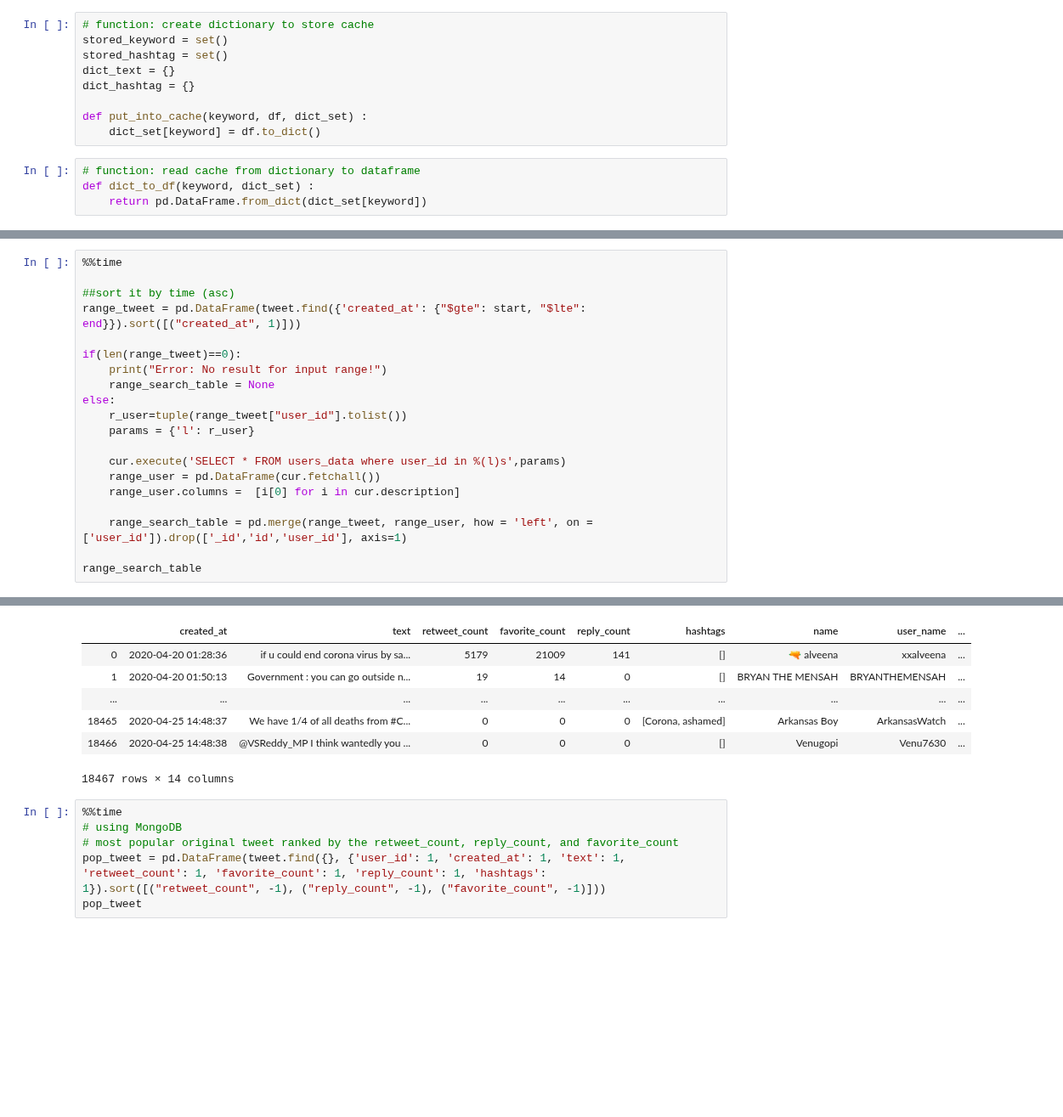
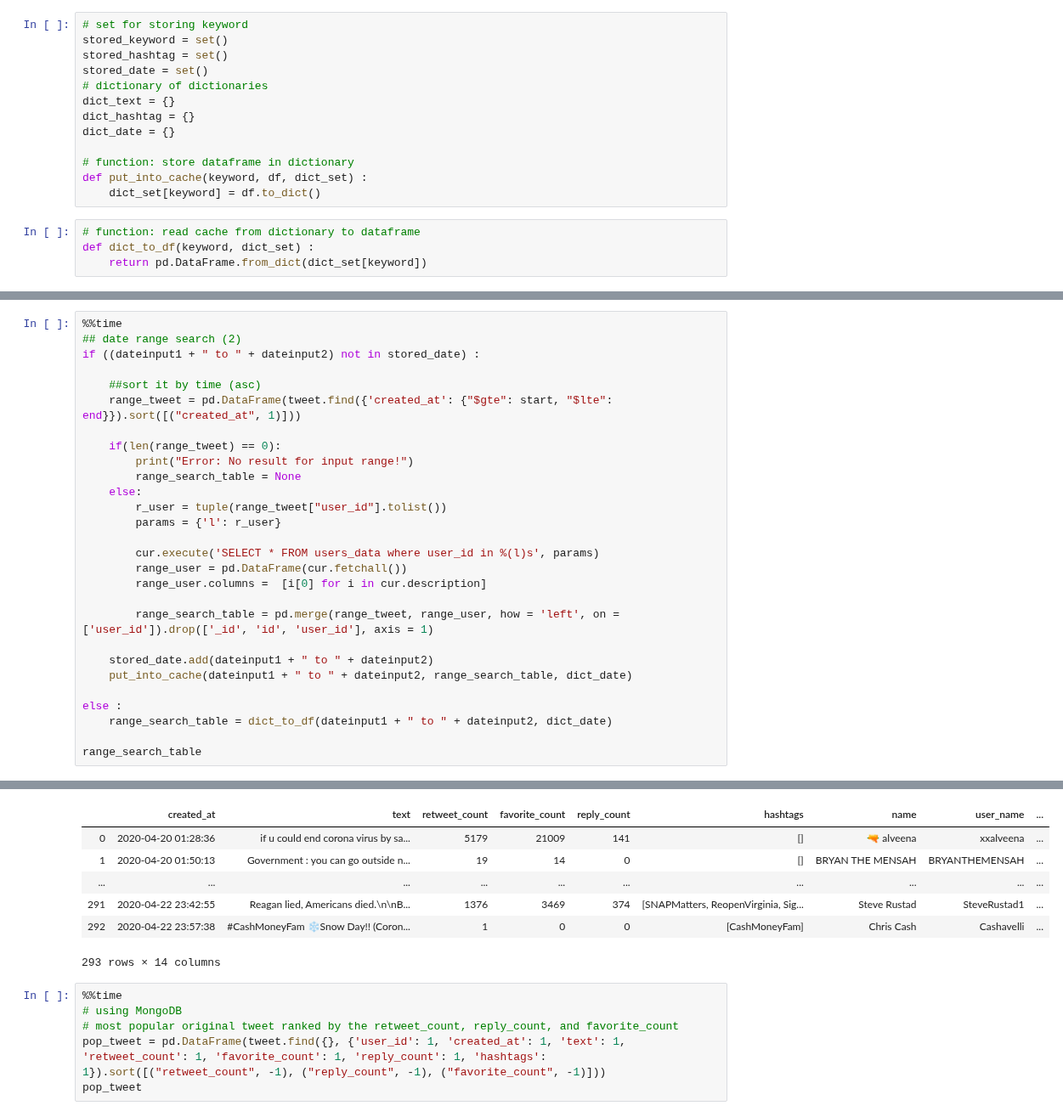
Before and after one commit to Hui-Dora-Wang/Search-Application-on-Twitter, a Jupyter notebook: search_app.ipynb, the cells around one changed output, grey strips where cells are left out. Shown at 85% size. Drawn from its saved outputs; the diff is of its cells as text; blank space fills up the shorter version.

Commit message:
cache date range search

```diff
--- a/search_app.ipynb
+++ b/search_app.ipynb
@@ -306,12 +302,16 @@ user_table.head(5)
 
 # III. Searching Application
 # %%
-# function: create dictionary to store cache
+# set for storing keyword
 stored_keyword = set()
 stored_hashtag = set()
+stored_date = set()
+# dictionary of dictionaries
 dict_text = {}
 dict_hashtag = {}
+dict_date = {}
 
+# function: store dataframe in dictionary
 def put_into_cache(keyword, df, dict_set) :
     dict_set[keyword] = df.to_dict()
 # %%
@@ -425,21 +425,29 @@ Please type the end date (format : yyyy-m-d (ex: 2020-4-15))
 # %%
 %%time
+## date range search (2)
+if ((dateinput1 + " to " + dateinput2) not in stored_date) :
 
-##sort it by time (asc)
-range_tweet = pd.DataFrame(tweet.find({'created_at': {"$gte": start, "$lte": end}}).sort([("created_at", 1)]))
+    ##sort it by time (asc)
+    range_tweet = pd.DataFrame(tweet.find({'created_at': {"$gte": start, "$lte": end}}).sort([("created_at", 1)]))
 
-if(len(range_tweet)==0):
-    print("Error: No result for input range!")
-    range_search_table = None
-else:
-    r_user=tuple(range_tweet["user_id"].tolist())
-    params = {'l': r_user}
+    if(len(range_tweet) == 0):
+        print("Error: No result for input range!")
+        range_search_table = None
+    else:
+        r_user = tuple(range_tweet["user_id"].tolist())
+        params = {'l': r_user}
 
-    cur.execute('SELECT * FROM users_data where user_id in %(l)s',params)
-    range_user = pd.DataFrame(cur.fetchall())
-    range_user.columns =  [i[0] for i in cur.description]
+        cur.execute('SELECT * FROM users_data where user_id in %(l)s', params)
+        range_user = pd.DataFrame(cur.fetchall())
+        range_user.columns =  [i[0] for i in cur.description]
 
-    range_search_table = pd.merge(range_tweet, range_user, how = 'left', on = ['user_id']).drop(['_id','id','user_id'], axis=1)
+        range_search_table = pd.merge(range_tweet, range_user, how = 'left', on = ['user_id']).drop(['_id', 'id', 'user_id'], axis = 1)
+
+    stored_date.add(dateinput1 + " to " + dateinput2)
+    put_into_cache(dateinput1 + " to " + dateinput2, range_search_table, dict_date)
+
+else :
+    range_search_table = dict_to_df(dateinput1 + " to " + dateinput2, dict_date)
 
 range_search_table
 # %% [output]
@@ -447,10 +456,10 @@ Wall time: 674 ms
 |  | created_at | text | retweet_count | favorite_count | reply_count | hashtags | name | user_name | ... |
 | 0 | 2020-04-20 01:28:36 | if u could end corona virus by sa... | 5179 | 21009 | 141 | [] | 🔫 alveena | xxalveena | ... |
 | 1 | 2020-04-20 01:50:13 | Government : you can go outside n... | 19 | 14 | 0 | [] | BRYAN THE MENSAH | BRYANTHEMENSAH | ... |
 | ... | ... | ... | ... | ... | ... | ... | ... | ... | ... |
-| 18465 | 2020-04-25 14:48:37 | We have 1/4 of all deaths from #C... | 0 | 0 | 0 | [Corona, ashamed] | Arkansas Boy | ArkansasWatch | ... |
-| 18466 | 2020-04-25 14:48:38 | @VSReddy_MP I think wantedly you ... | 0 | 0 | 0 | [] | Venugopi | Venu7630 | ... |
+| 291 | 2020-04-22 23:42:55 | Reagan lied, Americans died.\n\nB... | 1376 | 3469 | 374 | [SNAPMatters, ReopenVirginia, Sig... | Steve Rustad | SteveRustad1 | ... |
+| 292 | 2020-04-22 23:57:38 | #CashMoneyFam ❄️Snow Day!! (Coron... | 1 | 0 | 0 | [CashMoneyFam] | Chris Cash | Cashavelli | ... |
-18467 rows × 14 columns
+293 rows × 14 columns
 # %%
 %%time
 # using MongoDB
```
Also changed, not shown: parts of 12 cells of this notebook.
